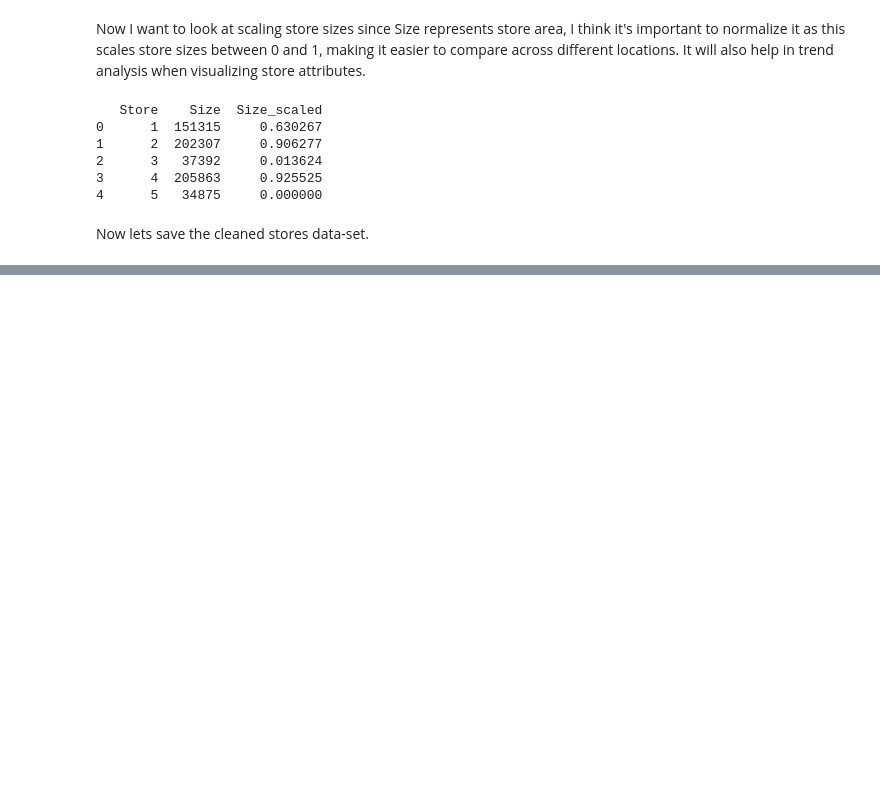
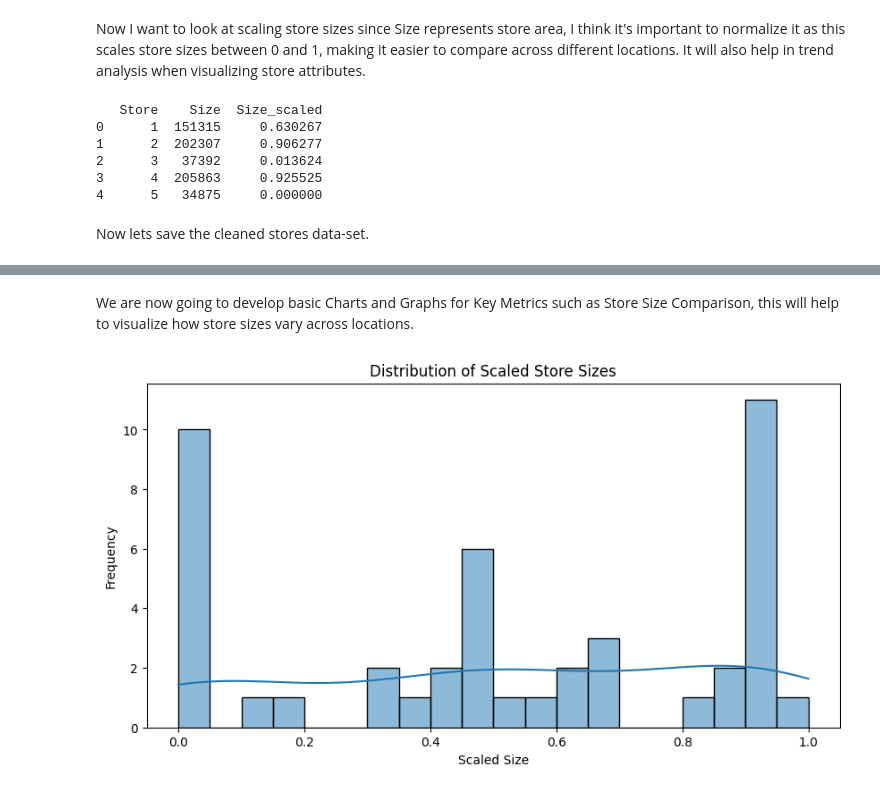
Before and after one commit to Shema774/Retail-Hackathon-1, a Jupyter notebook: jupyter_notebooks/Data_Investigation.ipynb, the cells around one changed output, grey strips where cells are left out. Drawn from its saved outputs; the diff is of its cells as text; code cells hidden in the pictures; blank space fills up the shorter version.

```diff
--- a/jupyter_notebooks/Data_Investigation.ipynb
+++ b/jupyter_notebooks/Data_Investigation.ipynb
@@ -334,0 +392,17 @@ stores_df.to_csv('data/processed/cleaned_stores_data.csv', index=False)
+# %% [markdown]
+We are now going to develop basic Charts and Graphs for Key Metrics such as Store Size Comparison, this will help to visualize how store sizes vary across locations.
+# %%
+from sklearn.preprocessing import MinMaxScaler
+
+if 'Size_scaled' not in stores_df.columns:
+	scaler = MinMaxScaler()
+	stores_df['Size_scaled'] = scaler.fit_transform(stores_df[['Size']])
+
+plt.figure(figsize=(10, 5))
+sns.histplot(stores_df['Size_scaled'], bins=20, kde=True)
+plt.title("Distribution of Scaled Store Sizes")
+plt.xlabel("Scaled Size")
+plt.ylabel("Frequency")
+plt.show()
+# %% [output]
+[figure, added]
```
Also changed, not shown: parts of 12 cells of this notebook, 2 other files.
